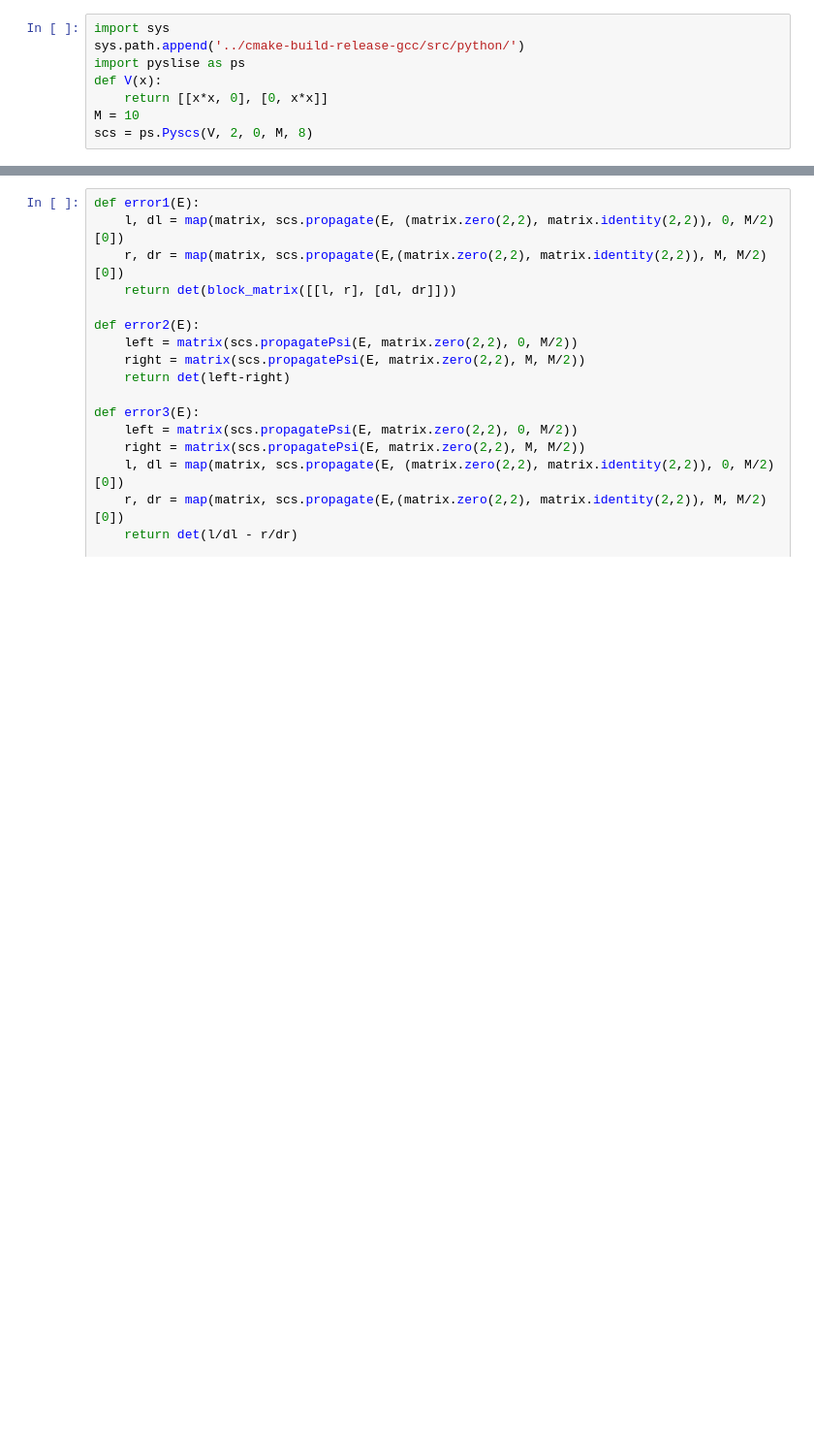
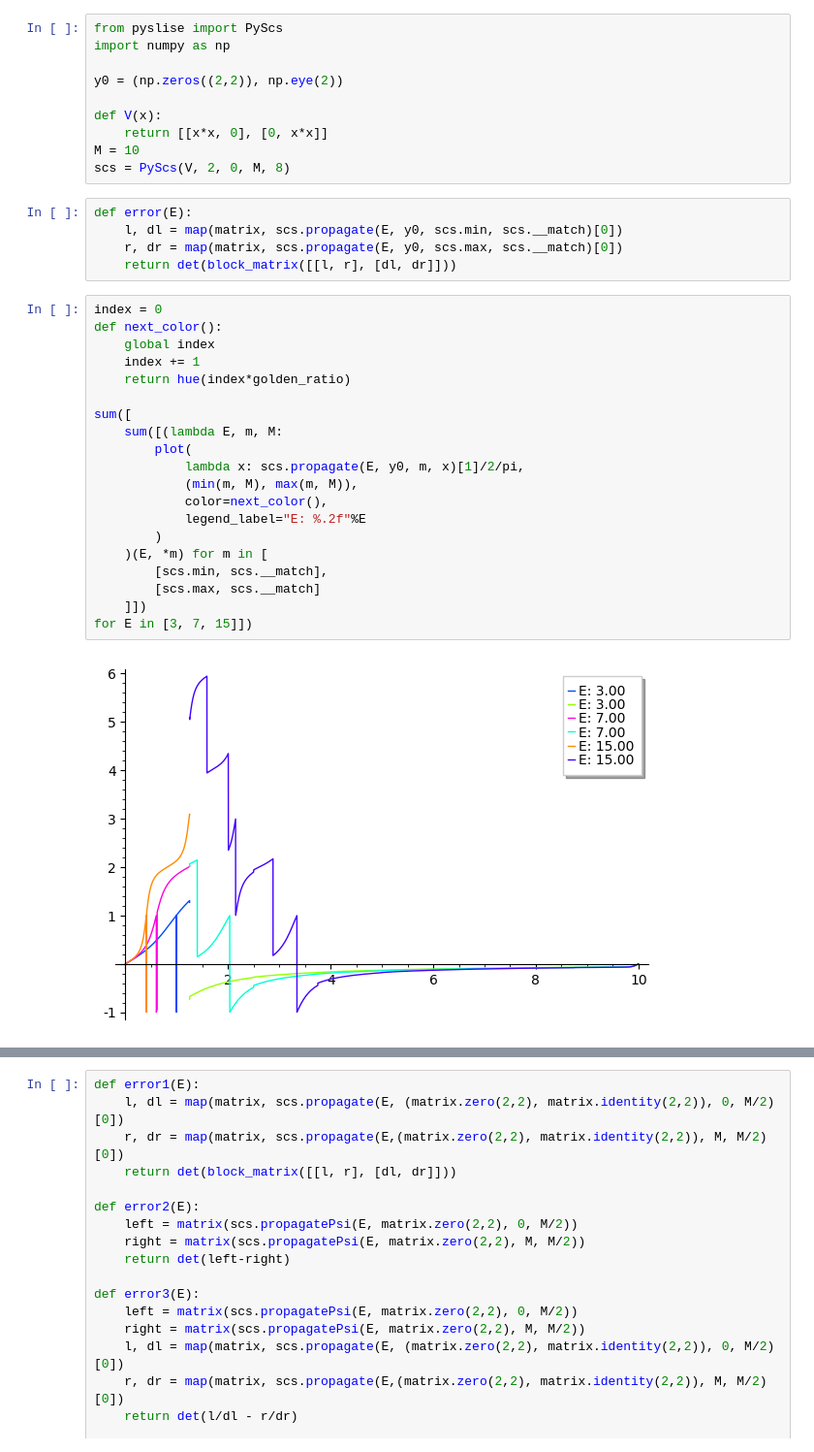
Before and after one commit to twist-numerical/matslise, a Jupyter notebook: notebooks/test_pyscs_x2.ipynb, the cells around one changed output, grey strips where cells are left out. Shown at 97% size. Cells and saved outputs as stored; diff of their text form; blank space fills up the shorter version.

```diff
--- a/notebooks/test_pyscs_x2.ipynb
+++ b/notebooks/test_pyscs_x2.ipynb
@@ -1,8 +1,37 @@
 # %%
-import sys
-sys.path.append('../cmake-build-release-gcc/src/python/')
-import pyslise as ps
+from pyslise import PyScs
+import numpy as np
+
+y0 = (np.zeros((2,2)), np.eye(2))
+
 def V(x):
     return [[x*x, 0], [0, x*x]]
 M = 10
-scs = ps.Pyscs(V, 2, 0, M, 8)
+scs = PyScs(V, 2, 0, M, 8)
+# %%
+def error(E):
+    l, dl = map(matrix, scs.propagate(E, y0, scs.min, scs.__match)[0])
+    r, dr = map(matrix, scs.propagate(E, y0, scs.max, scs.__match)[0])
+    return det(block_matrix([[l, r], [dl, dr]]))
+# %%
+index = 0
+def next_color():
+    global index
+    index += 1
+    return hue(index*golden_ratio)
+
+sum([
+    sum([(lambda E, m, M:
+        plot(
+            lambda x: scs.propagate(E, y0, m, x)[1]/2/pi,
+            (min(m, M), max(m, M)),
+            color=next_color(),
+            legend_label="E: %.2f"%E
+        )
+    )(E, *m) for m in [
+        [scs.min, scs.__match],
+        [scs.max, scs.__match]
+    ]])
+for E in [3, 7, 15]])
+# %% [output]
+[figure, added]
```
Also changed, not shown: parts of 4 cells of this notebook, 8 other files.
